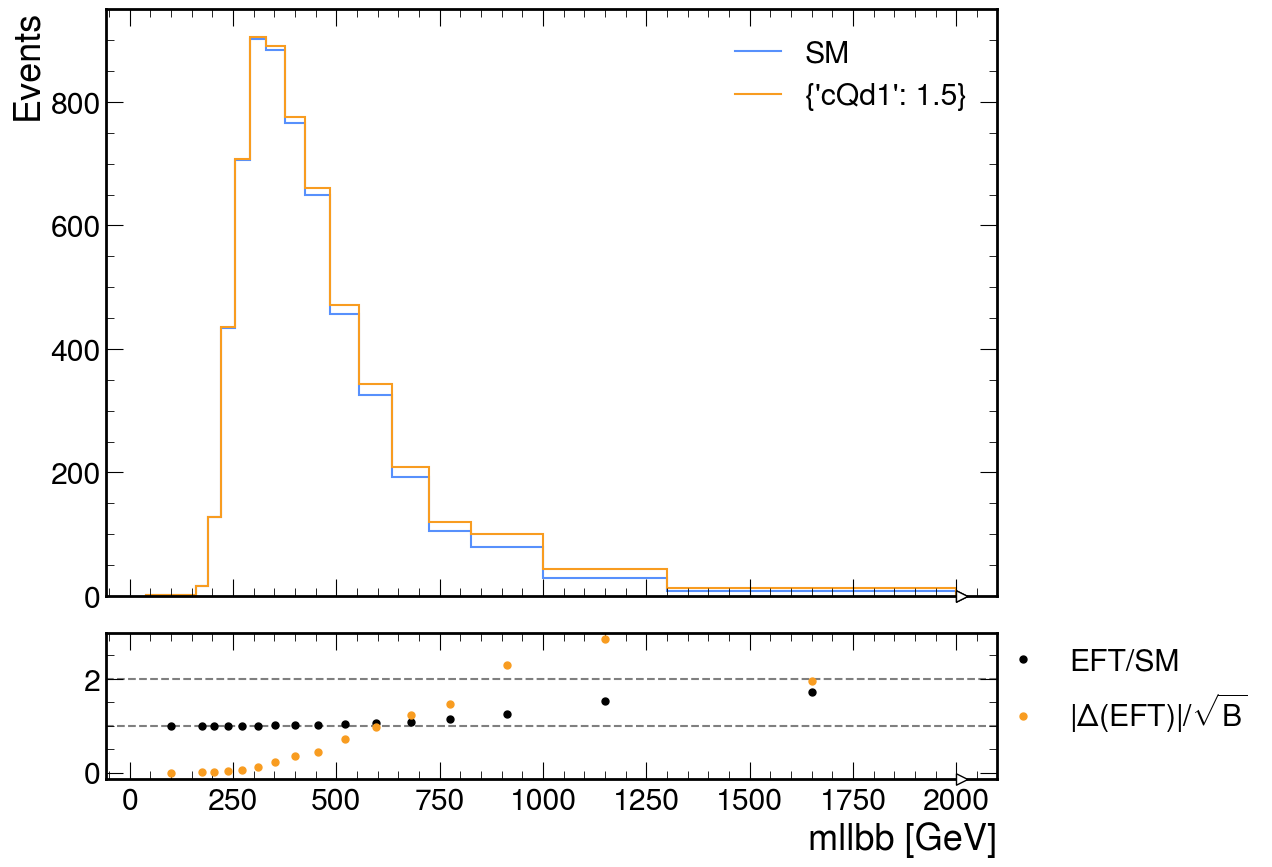
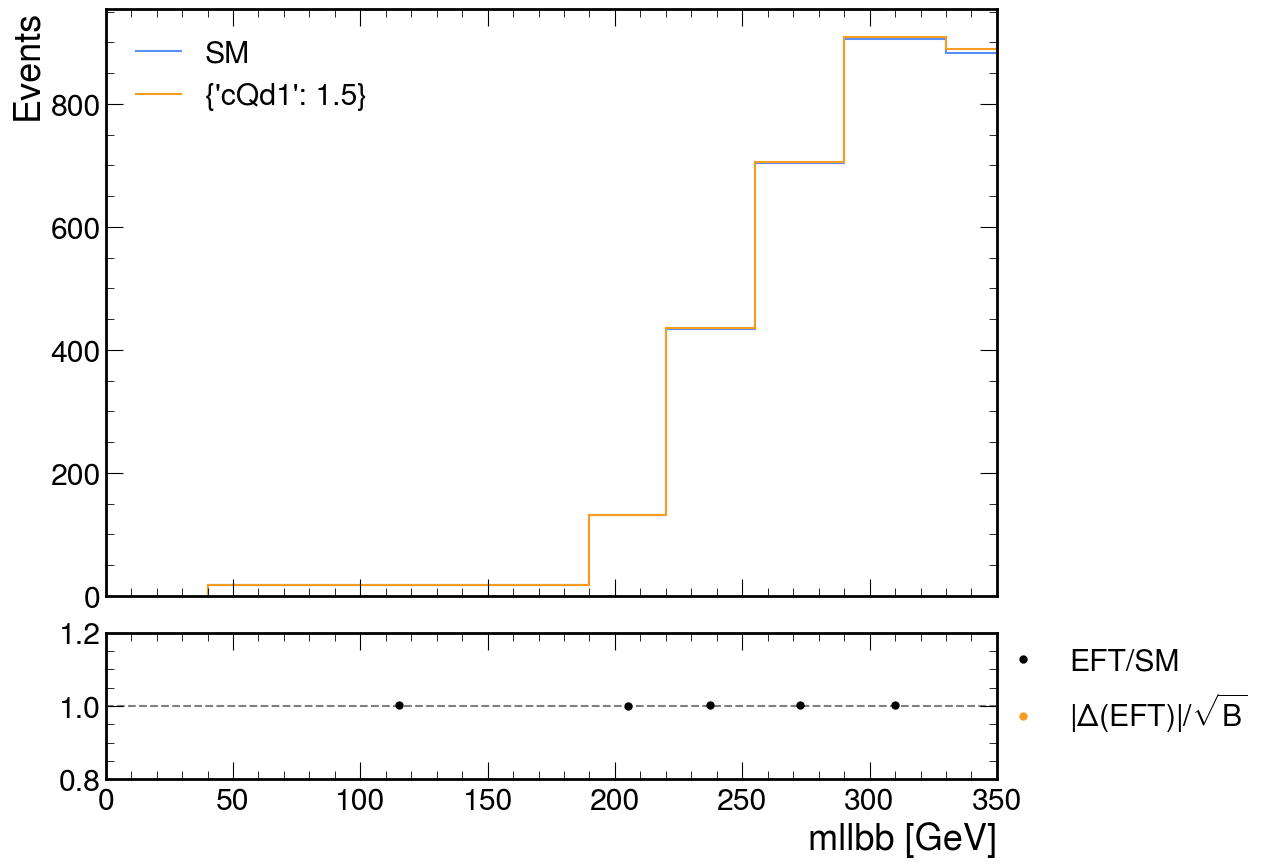
Unified diff of the notebook cell whose output changed from the first chart to the second:
--- before
+++ after
@@ -66,5 +66,7 @@
     rax.legend(loc='center left', bbox_to_anchor=(0.97, 0.6))
     rax.set_xlabel(nominal_hist.axes[0].label)
-    # rax.set_ylim([0.8, 5])
+    rax.set_ylim([0.8, 1.2])
+    
+    ax.set_xlim([0, 350])
     
     rax.axhline(y=1.0, color='black', linestyle='--', alpha=0.5)

Commit: notebooks to make LOtoNLO uncertaitny